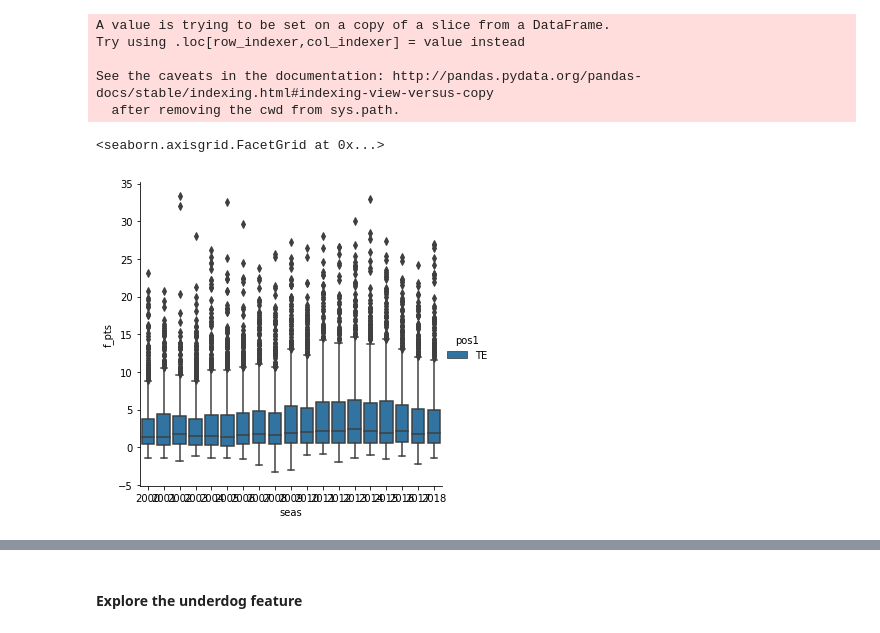
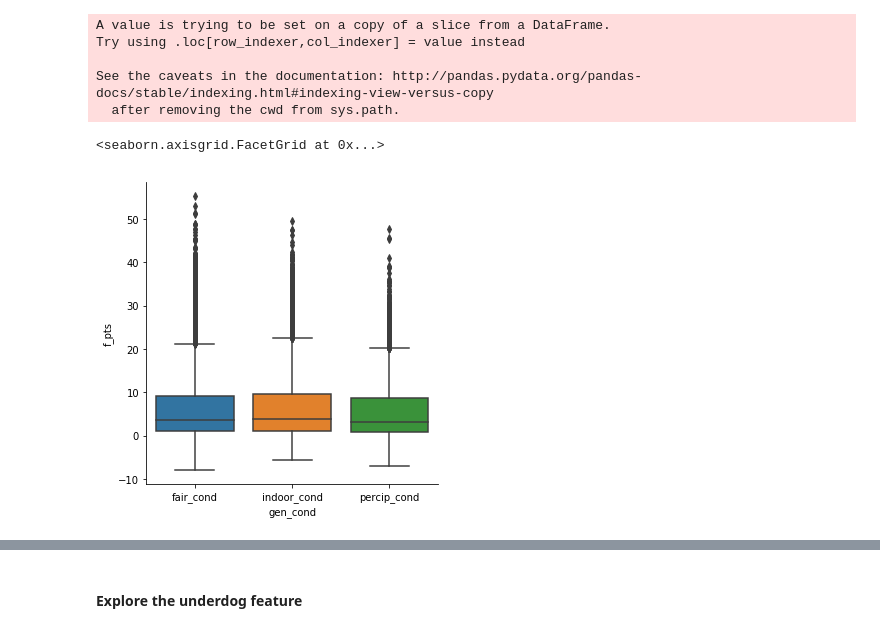
Before and after one commit to jchristo12/fantasy_football, a Jupyter notebook: analysis/feature_analysis.ipynb, the cells around one changed output, grey strips where cells are left out. Cells and saved outputs as stored; diff of their text form; code cells hidden in the pictures.

```diff
--- a/analysis/feature_analysis.ipynb
+++ b/analysis/feature_analysis.ipynb
@@ -542,10 +575,10 @@ Try using .loc[row_indexer,col_indexer] = value instead
 See the caveats in the documentation: http://pandas.pydata.org/pandas-docs/stable/indexing.html#indexing-view-versus-copy
   after removing the cwd from sys.path.
 # %%
-sb.catplot(x='seas', y='f_pts', hue='pos1', hue_order=['TE'], kind='box', data=df_eda)
+sb.catplot(x='gen_cond', y='f_pts', kind='box', data=df_eda)
 # %% [output]
 <seaborn.axisgrid.FacetGrid at 0x...>
-[figure, old version]
+[figure, new version]
 # %%
 #list out all of the columns
 for i in df_eda.columns:
```
Also changed, not shown: parts of 18 cells of this notebook.
